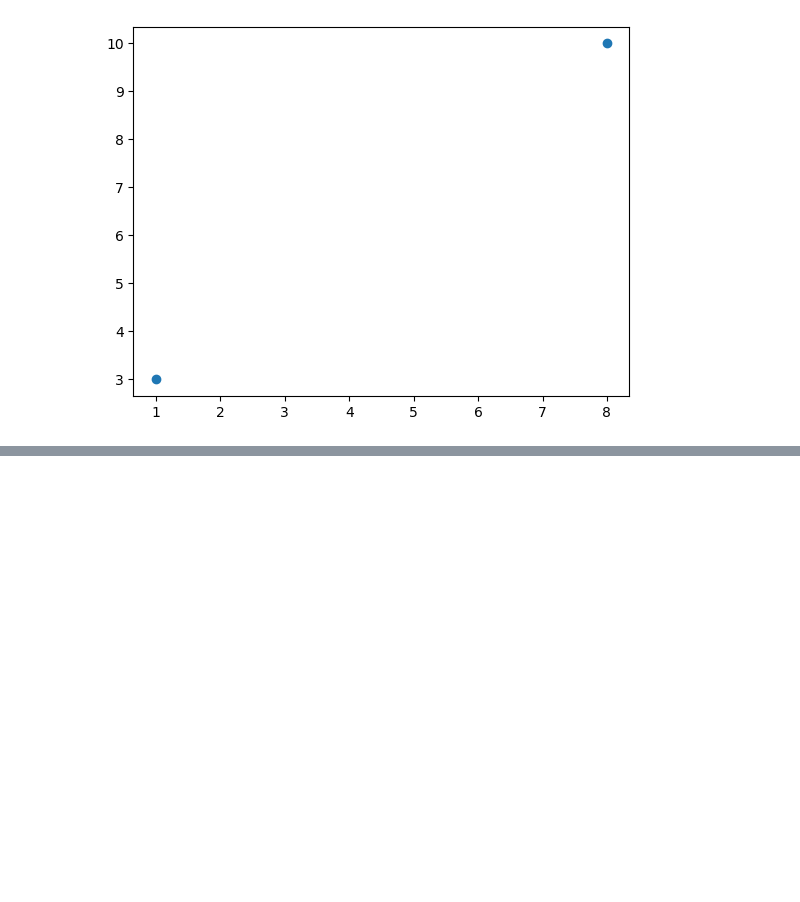
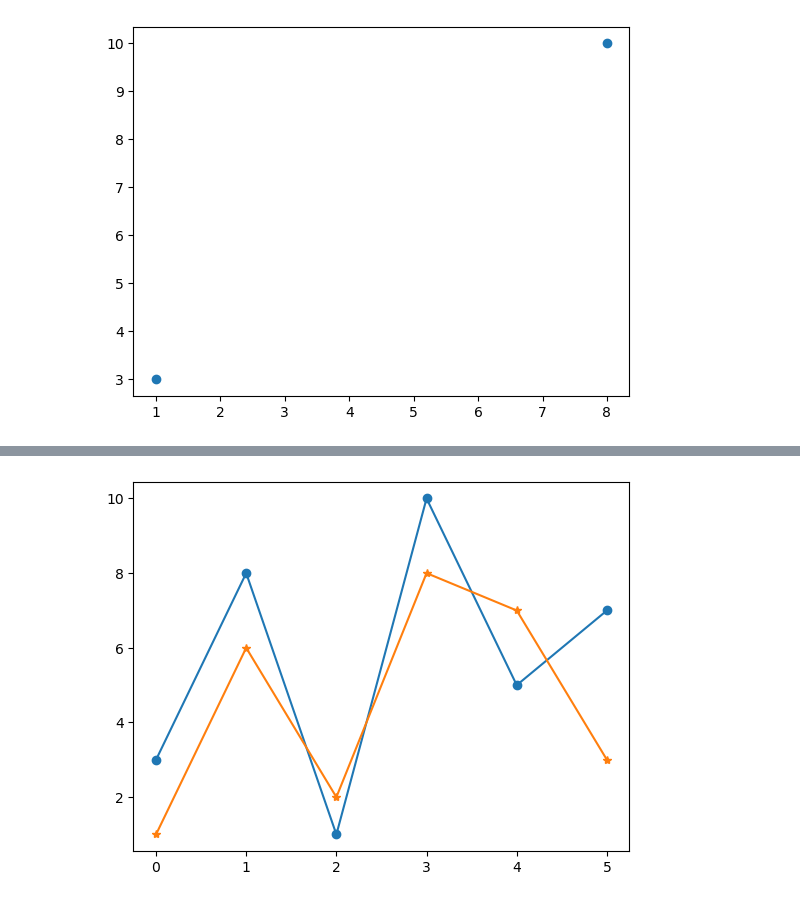
Before and after one commit to Krreesh/MLplay, a Jupyter notebook: ML_practice.ipynb, the cells around one changed output, grey strips where cells are left out. Drawn from its saved outputs; the diff is of its cells as text; code cells hidden in the pictures; blank space fills up the shorter version.

```diff
--- a/ML_practice.ipynb
+++ b/ML_practice.ipynb
@@ -891,0 +899,8 @@ Matplotlib is building the font cache; this may take a moment.
+# %%
+ypoints = np.array([3, 8, 1, 10, 5, 7])
+zpoints = np.array([1, 6, 2, 8, 7, 3])
+plt.plot(ypoints, marker='o')
+plt.plot(zpoints, marker='*')
+plt.show()
+# %% [output]
+[figure, added]
```
Also changed, not shown: parts of 24 cells of this notebook.
